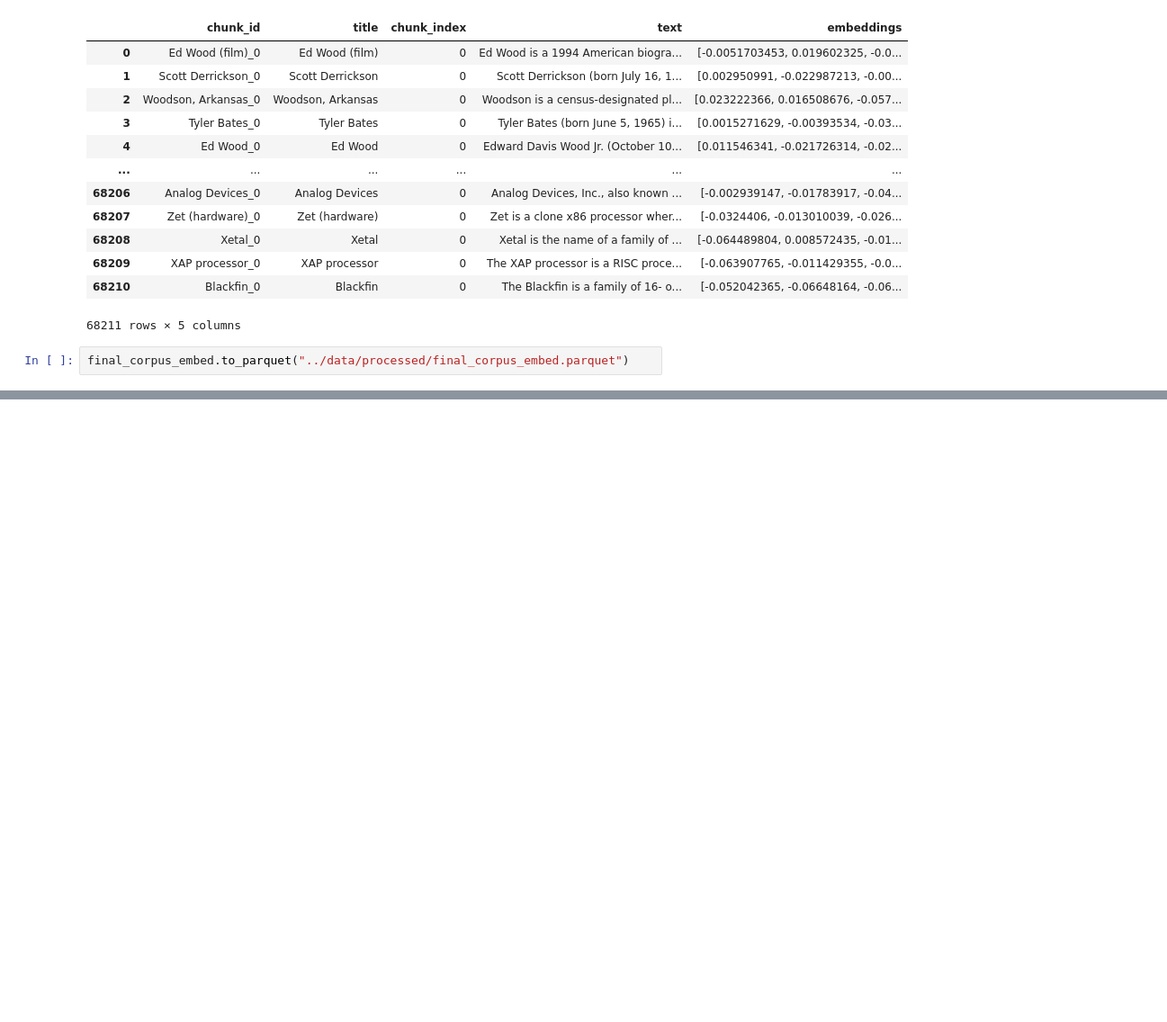
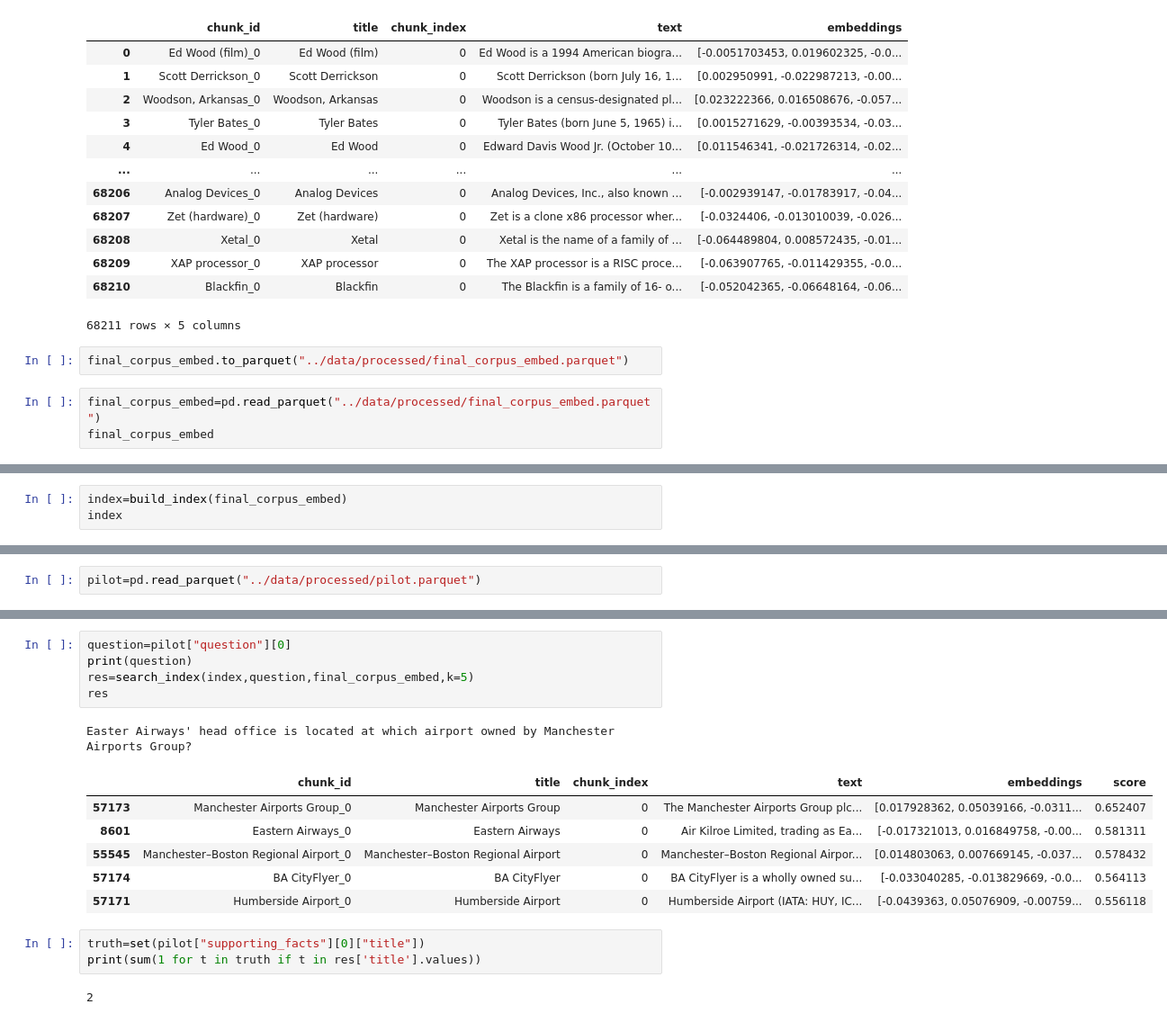
Before and after one commit to abhi2oo4/agentic-vs-classical-rag, a Jupyter notebook: src/data_man.ipynb, the cells around one changed output, grey strips where cells are left out. Shown at 90% size. Drawn from its saved outputs; the diff is of its cells as text; blank space fills up the shorter version.

```diff
--- a/src/data_man.ipynb
+++ b/src/data_man.ipynb
@@ -145,3 +149,6 @@ final_corpus_embed
 68211 rows × 5 columns
 # %%
 final_corpus_embed.to_parquet("../data/processed/final_corpus_embed.parquet")
+# %%
+final_corpus_embed=pd.read_parquet("../data/processed/final_corpus_embed.parquet")
+final_corpus_embed
@@ -147,0 +169,3 @@ final_corpus_embed.to_parquet("../data/processed/final_corpus_embed.parquet")
+# %%
+index=build_index(final_corpus_embed)
+index
@@ -147,0 +176,2 @@ final_corpus_embed.to_parquet("../data/processed/final_corpus_embed.parquet")
+# %%
+pilot=pd.read_parquet("../data/processed/pilot.parquet")
@@ -147,0 +194,18 @@ final_corpus_embed.to_parquet("../data/processed/final_corpus_embed.parquet")
+# %%
+question=pilot["question"][0]
+print(question)
+res=search_index(index,question,final_corpus_embed,k=5)
+res
+# %% [output]
+Easter Airways' head office is located at which airport owned by Manchester Airports Group?
+|  | chunk_id | title | chunk_index | text | embeddings | score |
+| 57173 | Manchester Airports Group_0 | Manchester Airports Group | 0 | The Manchester Airports Group plc... | [0.017928362, 0.05039166, -0.0311... | 0.652407 |
+| 8601 | Eastern Airways_0 | Eastern Airways | 0 | Air Kilroe Limited, trading as Ea... | [-0.017321013, 0.016849758, -0.00... | 0.581311 |
+| 55545 | Manchester–Boston Regional Airport_0 | Manchester–Boston Regional Airport | 0 | Manchester–Boston Regional Airpor... | [0.014803063, 0.007669145, -0.037... | 0.578432 |
+| 57174 | BA CityFlyer_0 | BA CityFlyer | 0 | BA CityFlyer is a wholly owned su... | [-0.033040285, -0.013829669, -0.0... | 0.564113 |
+| 57171 | Humberside Airport_0 | Humberside Airport | 0 | Humberside Airport (IATA: HUY, IC... | [-0.0439363, 0.05076909, -0.00759... | 0.556118 |
+# %%
+truth=set(pilot["supporting_facts"][0]["title"])
+print(sum(1 for t in truth if t in res['title'].values))
+# %% [output]
+2
```
Also changed, not shown: parts of 11 cells of this notebook, 21 other files.
